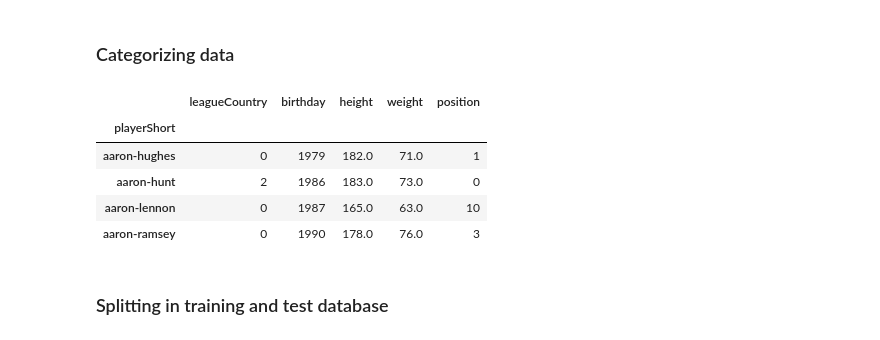
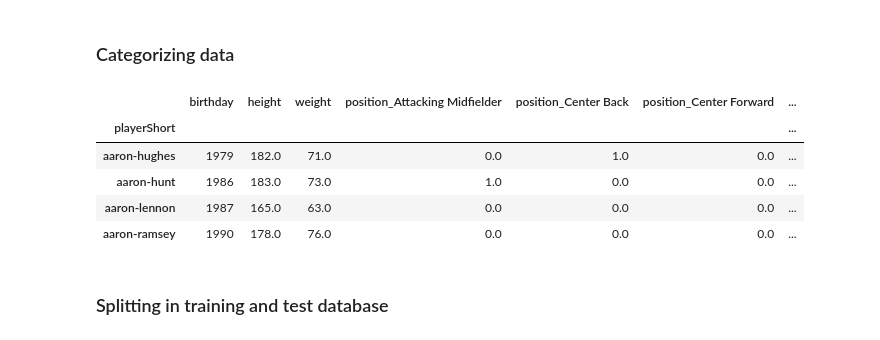
Before and after one commit to Bondzio/ADA_hw2016, a Jupyter notebook: 04 - Applied ML/AppliedML.ipynb, the cells around one changed output. Saved outputs shown, nothing was run; the diff lists cells and outputs as text; code cells hidden in the pictures.

```diff
--- a/04 - Applied ML/AppliedML.ipynb
+++ b/04 - Applied ML/AppliedML.ipynb
@@ -104,8 +113,3 @@ len(train_trivial)
 1585
 # %% [markdown]
 ### Categorizing data
-# %%
-le = preprocessing.LabelEncoder()
-ser=train_trivial.position.fillna('nan')
-le.fit(ser.value_counts().index)
-train_trivial['position']=le.transform(ser)
@@ -117,9 +115,0 @@ train_trivial['leagueCountry']=le.transform(ser)
-# %%
-train_trivial.head(4)
-# %% [output]
-|  | leagueCountry | birthday | height | weight | position |
-| playerShort |  |  |  |  |  |
-| aaron-hughes | 0 | 1979 | 182.0 | 71.0 | 1 |
-| aaron-hunt | 2 | 1986 | 183.0 | 73.0 | 0 |
-| aaron-lennon | 0 | 1987 | 165.0 | 63.0 | 10 |
-| aaron-ramsey | 0 | 1990 | 178.0 | 76.0 | 3 |
@@ -126,3 +120,14 @@ train_trivial.head(4)
+# %%
+del train_trivial['leagueCountry']
+del train_trivial['position']
+train_trivial.head(4)
+# %% [output]
+|  | birthday | height | weight | position_Attacking Midfielder | position_Center Back | position_Center Forward | ... |
+| playerShort |  |  |  |  |  |  | ... |
+| aaron-hughes | 1979 | 182.0 | 71.0 | 0.0 | 1.0 | 0.0 | ... |
+| aaron-hunt | 1986 | 183.0 | 73.0 | 1.0 | 0.0 | 0.0 | ... |
+| aaron-lennon | 1987 | 165.0 | 63.0 | 0.0 | 0.0 | 0.0 | ... |
+| aaron-ramsey | 1990 | 178.0 | 76.0 | 0.0 | 0.0 | 0.0 | ... |
 # %% [markdown]
 ### Splitting in training and test database
 # %%
```
Also changed, not shown: parts of 15 cells of this notebook.
